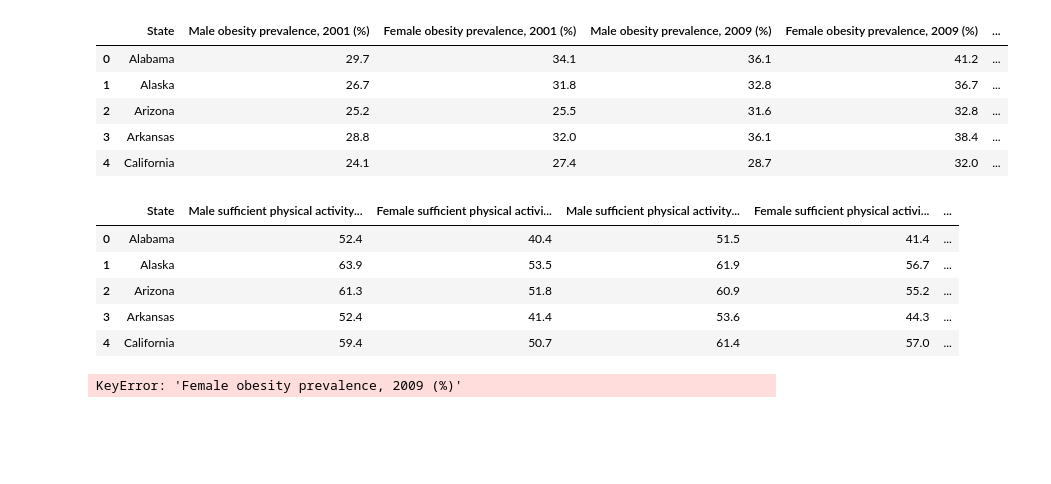
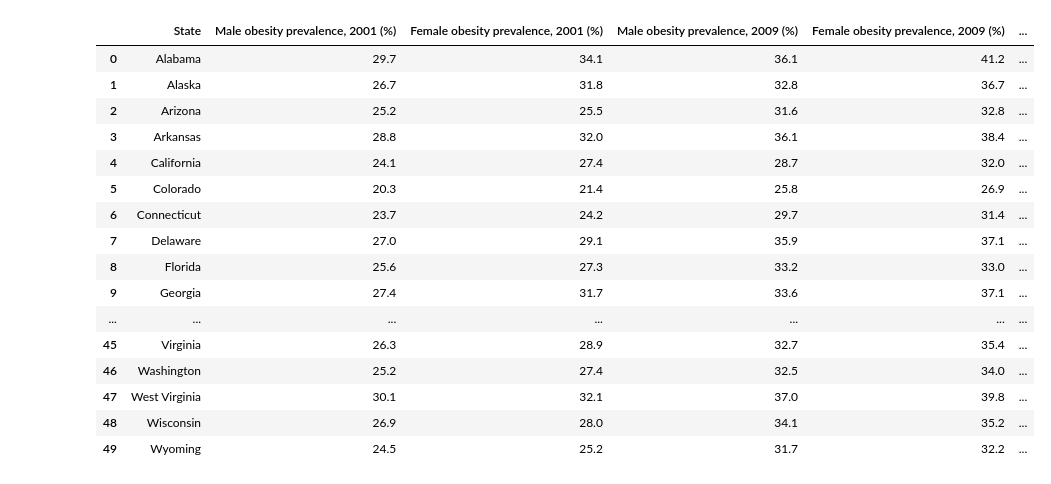
Before and after one commit to Mvillarreal88/State-of-Survival, a Jupyter notebook: Sandbox/Matthew/Linear Regression.ipynb, the cells around one changed output. Drawn from its saved outputs; the diff is of its cells as text; code cells hidden in the pictures; blank space fills up the shorter version.

```diff
--- a/Sandbox/Matthew/Linear Regression.ipynb
+++ b/Sandbox/Matthew/Linear Regression.ipynb
@@ -5,32 +5,3 @@ import matplotlib.pyplot as plt
 import scipy.stats as st
 import numpy as np
 from scipy.stats import linregress
-# %%
-data_csv_path = "Data_csv/state_obes_avg.csv"
-initial_data = pd.read_csv(data_csv_path)
-del initial_data['Unnamed: 0']
-initial_data.head()
-# %% [output]
-|  | State | Male obesity prevalence, 2001 (%) | Female obesity prevalence, 2001 (%) | Male obesity prevalence, 2009 (%) | Female obesity prevalence, 2009 (%) | ... |
-| 0 | Alabama | 29.7 | 34.1 | 36.1 | 41.2 | ... |
-| 1 | Alaska | 26.7 | 31.8 | 32.8 | 36.7 | ... |
-| 2 | Arizona | 25.2 | 25.5 | 31.6 | 32.8 | ... |
-| 3 | Arkansas | 28.8 | 32.0 | 36.1 | 38.4 | ... |
-| 4 | California | 24.1 | 27.4 | 28.7 | 32.0 | ... |
-# %%
-data_csv_PA = "Data_csv/state_PA_avg.csv"
-initial_data_PA = pd.read_csv(data_csv_PA)
-del initial_data_PA['Unnamed: 0']
-initial_data_PA.head()
-# %% [output]
-|  | State | Male sufficient physical activity... | Female sufficient physical activi... | Male sufficient physical activity... | Female sufficient physical activi... | ... |
-| 0 | Alabama | 52.4 | 40.4 | 51.5 | 41.4 | ... |
-| 1 | Alaska | 63.9 | 53.5 | 61.9 | 56.7 | ... |
-| 2 | Arizona | 61.3 | 51.8 | 60.9 | 55.2 | ... |
-| 3 | Arkansas | 52.4 | 41.4 | 53.6 | 44.3 | ... |
-| 4 | California | 59.4 | 50.7 | 61.4 | 57.0 | ... |
-# %%
-initial_data["Male obesity prevalence 2001-2009(%)"] = initial_data["Male obesity prevalence, 2001 (%)"] + initial_data["Male obesity prevalence, 2009 (%)"]
-initial_data["Female obesity prevalence 2001-2009(%)"] = initial_data["Female obesity prevalence, 2001 (%)"] + initial_data["Female obesity prevalence, 2009 (%)"]
-# %% [output]
-KeyError: 'Female obesity prevalence, 2009 (%)'
@@ -39,0 +8,27 @@ initial_data.head()
+# %%
+state_csv_path = "Data_csv/state_obes_avg.csv"
+state_obes = pd.read_csv(state_csv_path)
+del state_obes['Unnamed: 0']
+
+state_obes["Obesity average, 2001-2009"] = ((state_obes["Difference in male obesity prevalence, 2001-2009 (percentage points)"]+
+                              state_obes["Difference in female obesity prevalence, 2001-2009 (percentage points)"])/2)
+
+state_obes
+# %% [output]
+|  | State | Male obesity prevalence, 2001 (%) | Female obesity prevalence, 2001 (%) | Male obesity prevalence, 2009 (%) | Female obesity prevalence, 2009 (%) | ... |
+| 0 | Alabama | 29.7 | 34.1 | 36.1 | 41.2 | ... |
+| 1 | Alaska | 26.7 | 31.8 | 32.8 | 36.7 | ... |
+| 2 | Arizona | 25.2 | 25.5 | 31.6 | 32.8 | ... |
+| 3 | Arkansas | 28.8 | 32.0 | 36.1 | 38.4 | ... |
+| 4 | California | 24.1 | 27.4 | 28.7 | 32.0 | ... |
+| 5 | Colorado | 20.3 | 21.4 | 25.8 | 26.9 | ... |
+| 6 | Connecticut | 23.7 | 24.2 | 29.7 | 31.4 | ... |
+| 7 | Delaware | 27.0 | 29.1 | 35.9 | 37.1 | ... |
+| 8 | Florida | 25.6 | 27.3 | 33.2 | 33.0 | ... |
+| 9 | Georgia | 27.4 | 31.7 | 33.6 | 37.1 | ... |
+| ... | ... | ... | ... | ... | ... | ... |
+| 45 | Virginia | 26.3 | 28.9 | 32.7 | 35.4 | ... |
+| 46 | Washington | 25.2 | 27.4 | 32.5 | 34.0 | ... |
+| 47 | West Virginia | 30.1 | 32.1 | 37.0 | 39.8 | ... |
+| 48 | Wisconsin | 26.9 | 28.0 | 34.1 | 35.2 | ... |
+| 49 | Wyoming | 24.5 | 25.2 | 31.7 | 32.2 | ... |
```
Also changed, not shown: parts of 3 cells of this notebook.
